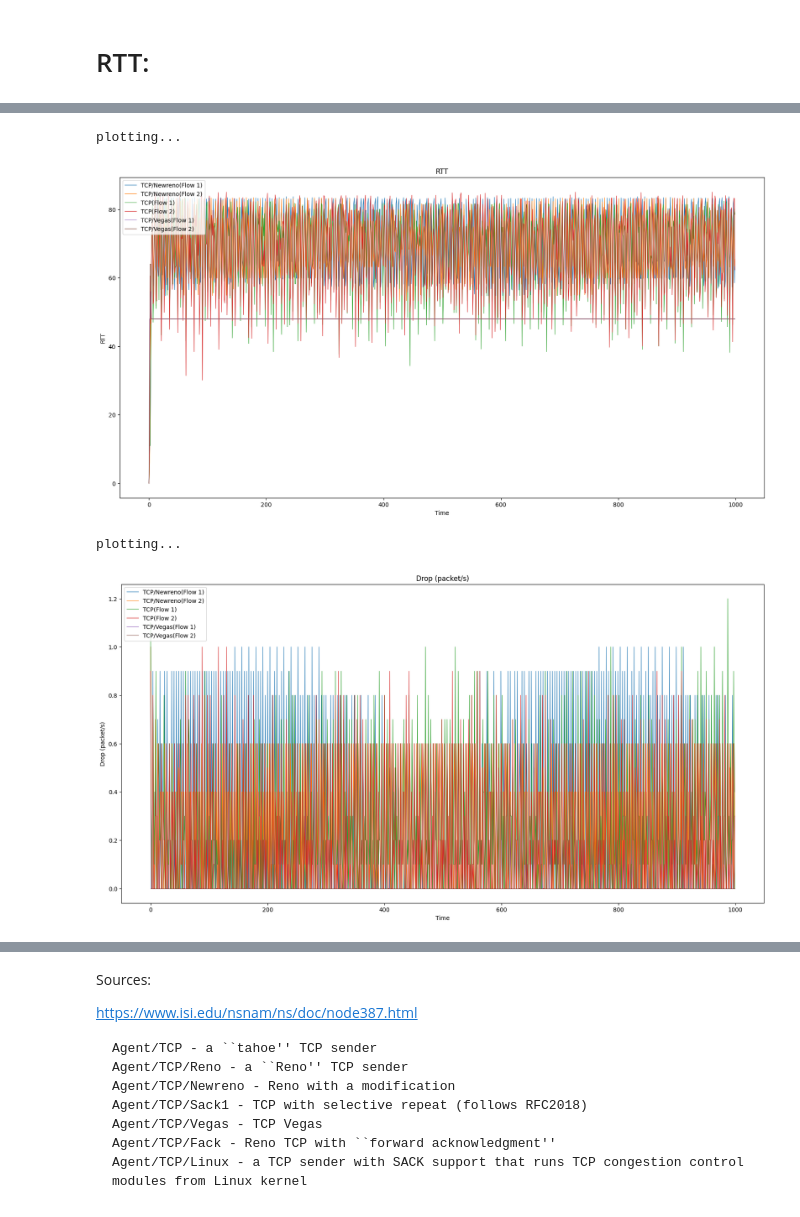
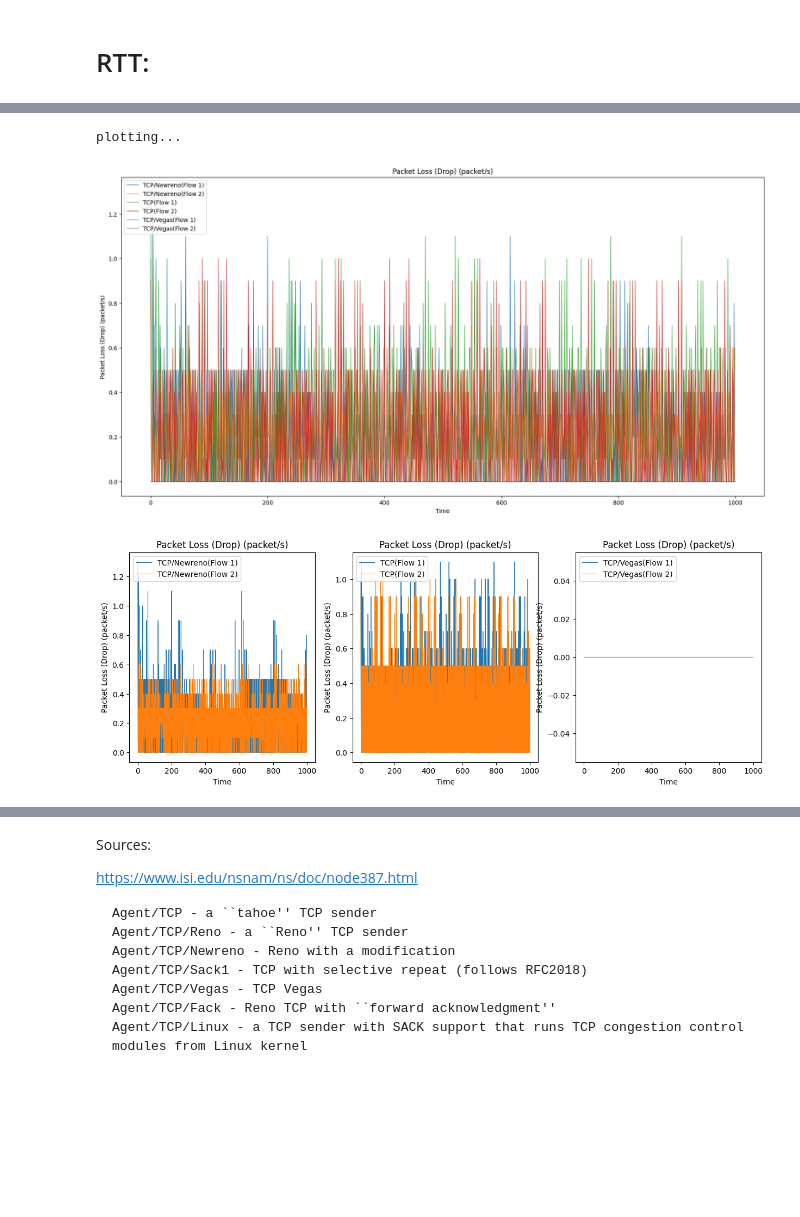
Before and after one commit to mohsenfayyaz/cn_ca_02_NS2, a Jupyter notebook: Report.ipynb, the cells around one changed output, grey strips where cells are left out. Drawn from its saved outputs; the diff is of its cells as text; code cells hidden in the pictures; blank space fills up the shorter version.

Commit message:
Implement separate plots

```diff
--- a/Report.ipynb
+++ b/Report.ipynb
@@ -152,4 +152,9 @@ final ack1: 4165, final seq num1: 4167
 # %%
+# import jtplot module in notebook
+from jupyterthemes import jtplot
+# jtplot.style(context='talk', fscale=1.4, spines=True, gridlines='--')
+jtplot.reset()
+
 def graphFlows(inPlt, cwndChanges, label="No Label", title="No Title"):
 #     cwndChanges = shrinkLargeList(cwndChanges)
     timeList = cwndChanges[["time"]]
@@ -183,6 +188,13 @@ def plotResults(results, title):
     print("plotting...")
     plt.show()
 
+    fig = plt.figure(figsize=(15, 5))
+    for tcpAlgorithm in TCP_ALGORITHMS:
+        plt.subplot(1, 3, TCP_ALGORITHMS.index(tcpAlgorithm) + 1)
+        graphFlows(plt.gca(), results[tcpAlgorithm], label=tcpAlgorithm, title=title)
+    plt.show()
+
+
 def shrinkLargeList(myList, newSize = 200):
     # more then 100000 points makes it unusable slow to plot
     step = int(len(myList) / newSize)
@@ -200,8 +222,6 @@ plotting...
 # %%
-plotResults(rttResults, "RTT")
-plotResults(dropResults, "Drop (packet/s)")
+plotResults(dropResults, "Packet Loss (Drop) (packet/s)")
 # %% [output]
 plotting...
-[figure, old version]
+[figure, new version]
-plotting...
-[figure, old version]
+[figure, new version]
```
Also changed, not shown: parts of 8 cells of this notebook.
